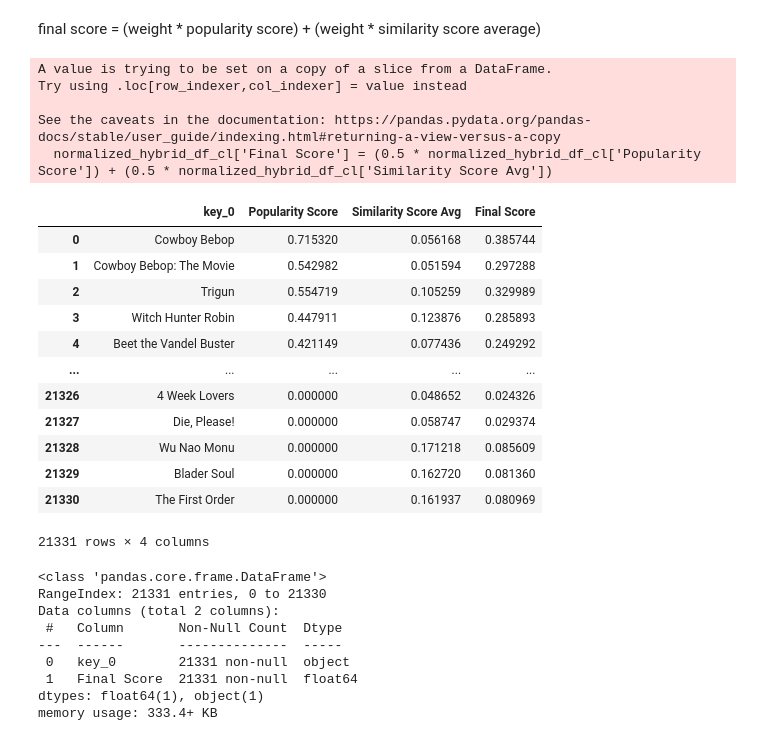
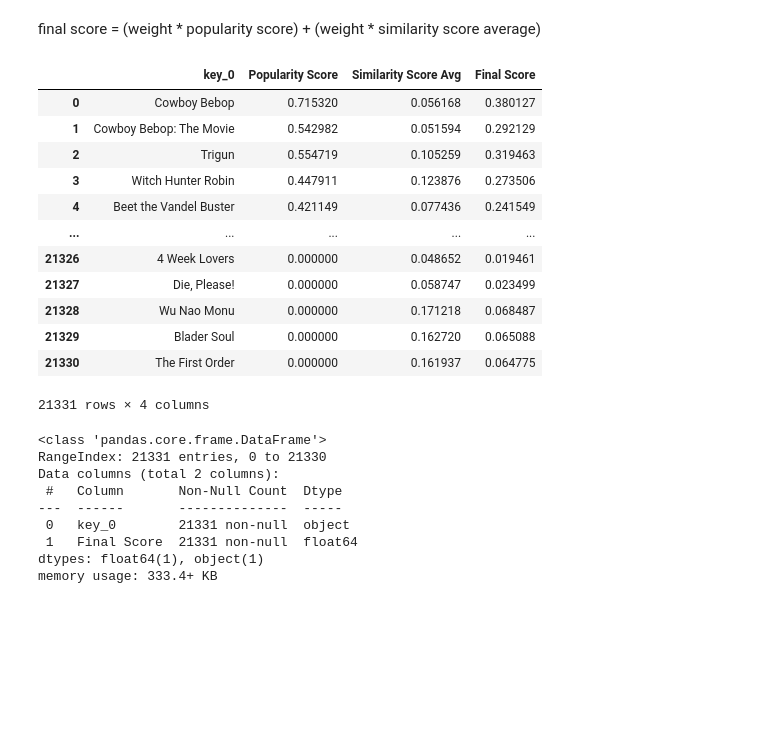
Before and after one commit to rp1177/AnimeRecommendation, a Jupyter notebook: AnimeRecSystem.ipynb, the cells around one changed output. Saved outputs shown, nothing was run; the diff lists cells and outputs as text; code cells hidden in the pictures; blank space fills up the shorter version.

```diff
--- a/AnimeRecSystem.ipynb
+++ b/AnimeRecSystem.ipynb
@@ -519,27 +514,22 @@ Index(['key_0', 'Popularity Score', 'Similarity Score Avg'], dtype='object')
 final score = (weight * popularity score) + (weight * similarity score average)
 # %%
 #apply the final score formula:
-normalized_hybrid_df_cl['Final Score'] = (0.5 * normalized_hybrid_df_cl['Popularity Score']) + (0.5 * normalized_hybrid_df_cl['Similarity Score Avg'])
+normalized_hybrid_df_cl['Final Score'] = (0.5 * normalized_hybrid_df_cl['Popularity Score']) + (0.4 * normalized_hybrid_df_cl['Similarity Score Avg'])
 normalized_hybrid_df_cl
 # %% [output]
+|  | key_0 | Popularity Score | Similarity Score Avg | Final Score |
+| 0 | Cowboy Bebop | 0.715320 | 0.056168 | 0.380127 |
+| 1 | Cowboy Bebop: The Movie | 0.542982 | 0.051594 | 0.292129 |
+| 2 | Trigun | 0.554719 | 0.105259 | 0.319463 |
+| 3 | Witch Hunter Robin | 0.447911 | 0.123876 | 0.273506 |
+| 4 | Beet the Vandel Buster | 0.421149 | 0.077436 | 0.241549 |
+| ... | ... | ... | ... | ... |
+| 21326 | 4 Week Lovers | 0.000000 | 0.048652 | 0.019461 |
+| 21327 | Die, Please! | 0.000000 | 0.058747 | 0.023499 |
+| 21328 | Wu Nao Monu | 0.000000 | 0.171218 | 0.068487 |
+| 21329 | Blader Soul | 0.000000 | 0.162720 | 0.065088 |
+| 21330 | The First Order | 0.000000 | 0.161937 | 0.064775 |
-A value is trying to be set on a copy of a slice from a DataFrame.
-Try using .loc[row_indexer,col_indexer] = value instead
-
-See the caveats in the documentation: https://pandas.pydata.org/pandas-docs/stable/user_guide/indexing.html#returning-a-view-versus-a-copy
-  normalized_hybrid_df_cl['Final Score'] = (0.5 * normalized_hybrid_df_cl['Popularity Score']) + (0.5 * normalized_hybrid_df_cl['Similarity Score Avg'])
+21331 rows × 4 columns
-|  | key_0 | Popularity Score | Similarity Score Avg | Final Score |
-| 0 | Cowboy Bebop | 0.715320 | 0.056168 | 0.385744 |
-| 1 | Cowboy Bebop: The Movie | 0.542982 | 0.051594 | 0.297288 |
-| 2 | Trigun | 0.554719 | 0.105259 | 0.329989 |
-| 3 | Witch Hunter Robin | 0.447911 | 0.123876 | 0.285893 |
-| 4 | Beet the Vandel Buster | 0.421149 | 0.077436 | 0.249292 |
-| ... | ... | ... | ... | ... |
-| 21326 | 4 Week Lovers | 0.000000 | 0.048652 | 0.024326 |
-| 21327 | Die, Please! | 0.000000 | 0.058747 | 0.029374 |
-| 21328 | Wu Nao Monu | 0.000000 | 0.171218 | 0.085609 |
-| 21329 | Blader Soul | 0.000000 | 0.162720 | 0.081360 |
-| 21330 | The First Order | 0.000000 | 0.161937 | 0.080969 |
-21331 rows × 4 columns
 # %%
 normalized_hybrid_df_cl = normalized_hybrid_df_cl.drop(columns=['Popularity Score', 'Similarity Score Avg'], axis=1)
 # %%
```
Also changed, not shown: parts of 4 cells of this notebook.
